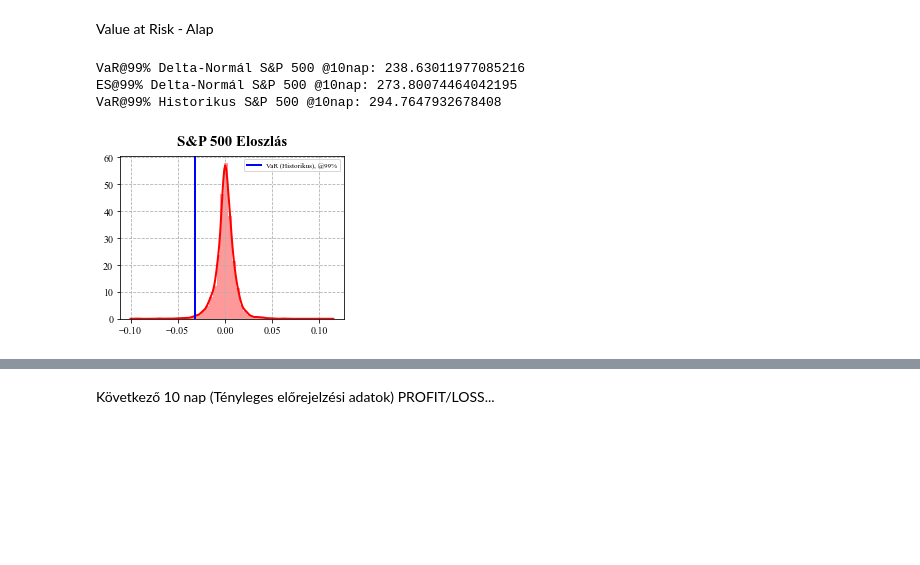
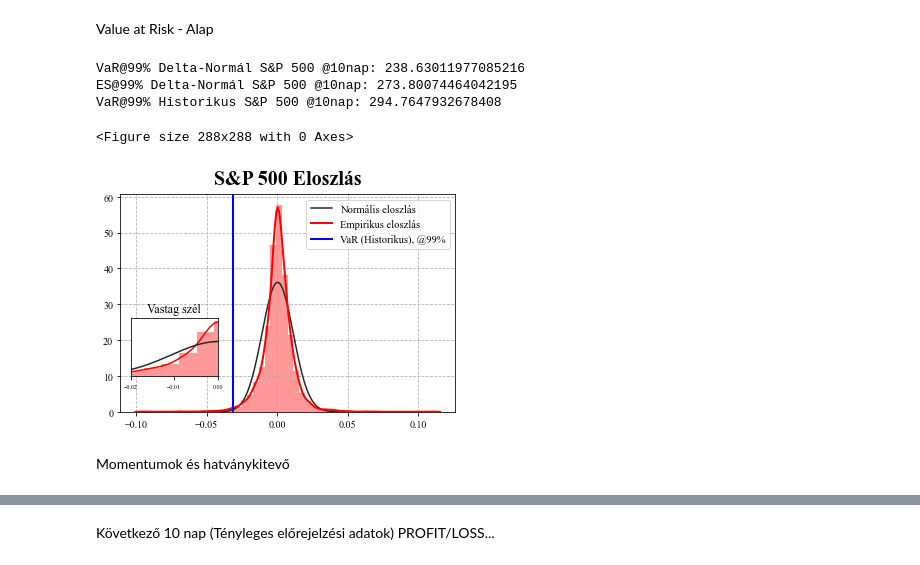
Before and after one commit to tapaiaron/szakdolgozat_msc_2022, a Jupyter notebook: snp500_code_2020.ipynb, the cells around one changed output, grey strips where cells are left out. Cells and saved outputs as stored; diff of their text form; code cells hidden in the pictures; blank space fills up the shorter version.

```diff
--- a/snp500_code_2020.ipynb
+++ b/snp500_code_2020.ipynb
@@ -237,7 +269,7 @@ Ferdeség: -0.2701319347733728
 # %% [markdown]
 Value at Risk - Alap
 # %%
-##Delta-normál
+##Delta-normál VaR:
 alfa=0.99
 var_szorzo=(norm.ppf(alfa))*-1
 var_delta_napi=np.abs(r_mean+r_std*var_szorzo)
@@ -248,44 +280,56 @@ var_10_ertek=df["Close"][-1]*var_delta_10nap
 es_10_ertek=df["Close"][-1]*es_delta_10nap
 print(f"VaR@99% Delta-Normál {name_of_the_financial_instrument} @10nap: {var_10_ertek}")
 print(f"ES@99% Delta-Normál {name_of_the_financial_instrument} @10nap: {es_10_ertek}")
-##Historikus VaR
+##Historikus VaR:
 def quantile_exc(ser, q):
     ser_sorted = ser.sort_values()
     rank = q * (len(ser) + 1) - 1
     assert rank > 0, 'quantile is too small'
     rank_l = int(rank)
     return ser_sorted.iat[rank_l] + (ser_sorted.iat[rank_l + 1] -
                                      ser_sorted.iat[rank_l]) * (rank - rank_l)
 var_historikus_napi=np.abs(quantile_exc(df['Log_return'],1-alfa))
 var_historikus_10nap=var_historikus_napi*np.sqrt(10)
 var_historikus_ertek_10=df['Close'][-1]*var_historikus_10nap
 print(f"VaR@99% Historikus {name_of_the_financial_instrument} @10nap: {var_historikus_ertek_10}")
 
 #VaR ábrázoláshoz
 var_line_abra=df
 for i in range(1,len(df['Close'])):
 	var_line_abra['var_vonal']=df['Close'][-1]-var_10_ertek
 var_line_forecast=[]
 for i in range(1,11):
 	var_line_forecast.append(df['Close'][-1]-var_10_ertek)
 
 ##VaR ábra + Loghozam ábra
 plt.rc('font', family='Times New Roman') #"serif"
-fig= plt.figure(figsize=(4,3))
-sns.distplot(df['Log_return'], norm_hist=True, bins=50, color='r', kde_kws=dict(linewidth=2))
+fig= plt.figure(figsize=(4,4))
+fig, ax =plt.subplots()
+sns.distplot(df['Log_return'], hist=False, kde=False, fit=stats.norm, label="Normális eloszlás" ,ax=ax)
+sns.distplot(df['Log_return'], bins=50, color='r',norm_hist=True, kde_kws=dict(linewidth=2, label="Empirikus eloszlás"), ax=ax)
+plt.axvline(x=var_historikus_napi*-1, c="blue", label="VaR (Historikus), @99%", linewidth=2)
 plt.xlabel("")
 plt.ylabel("")
-plt.title(f"{name_of_the_financial_instrument} Eloszlás", fontsize=15, fontweight="bold", pad=10)
-# plt.axvline(x=var_delta_napi*-1, c="darkblue", label="VaR (Delta-Normál), @99%", linewidth=2)
-# plt.axvline(x=es_delta_napi*-1, c="black", label="ES (Delta-Normál), @99%", linewidth=2)
-plt.axvline(x=var_historikus_napi*-1, c="blue", label="VaR (Historikus), @99%", linewidth=2)
+plt.title(f"{name_of_the_financial_instrument} Eloszlás", fontsize=20, fontweight="bold", pad=10)
 plt.grid(True, linestyle="--")
-plt.legend(loc="best", prop={'size': 7})
+plt.legend(loc="best", prop={'size': 10.5})
+ax2 = plt.axes([0.15, 0.25, .2, .2], facecolor='white')
+sns.distplot(df['Log_return'], fit=stats.norm, color="r", ax=ax2)
+ax2.set_title('Vastag szél')
+ax2.set_xlim([-0.02,-0.00])
+ax2.tick_params(axis="both", which="major", labelsize=6)
+ax2.set_xticks([-0.02,-0.01,0.00])
+ax2.set_yticks([])
+ax2.set_xlabel("")
+ax2.set_ylabel("")
 fig.savefig(f"plots\{name_of_the_financial_instrument}_var_hist.svg")
 plt.show(block=False)
 plt.close()
 # %% [output]
 VaR@99% Delta-Normál S&P 500 @10nap: 238.63011977085216
 ES@99% Delta-Normál S&P 500 @10nap: 273.80074464042195
 VaR@99% Historikus S&P 500 @10nap: 294.7647932678408
+<Figure size 288x288 with 0 Axes>
-[figure, old version]
+[figure, new version]
+# %% [markdown]
+Momentumok és hatványkitevő
```
Also changed, not shown: parts of 43 cells of this notebook.
